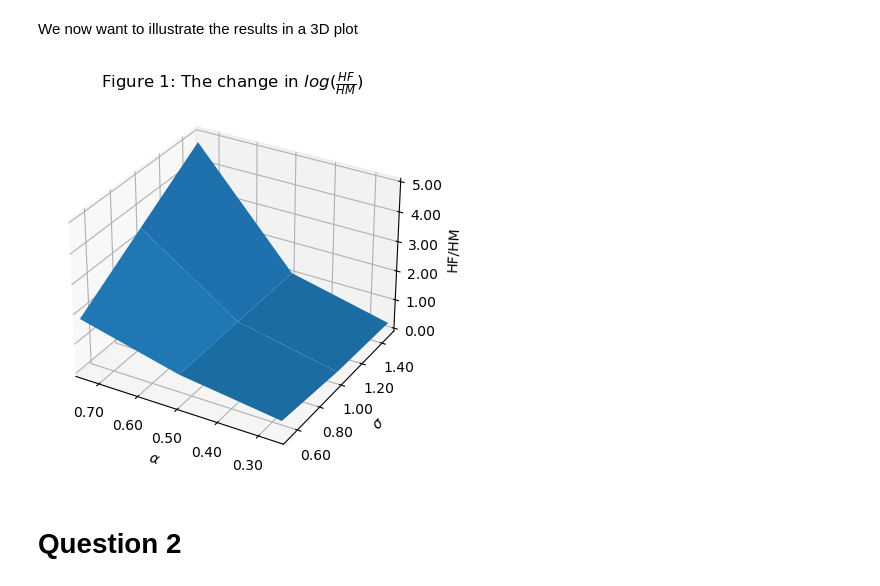
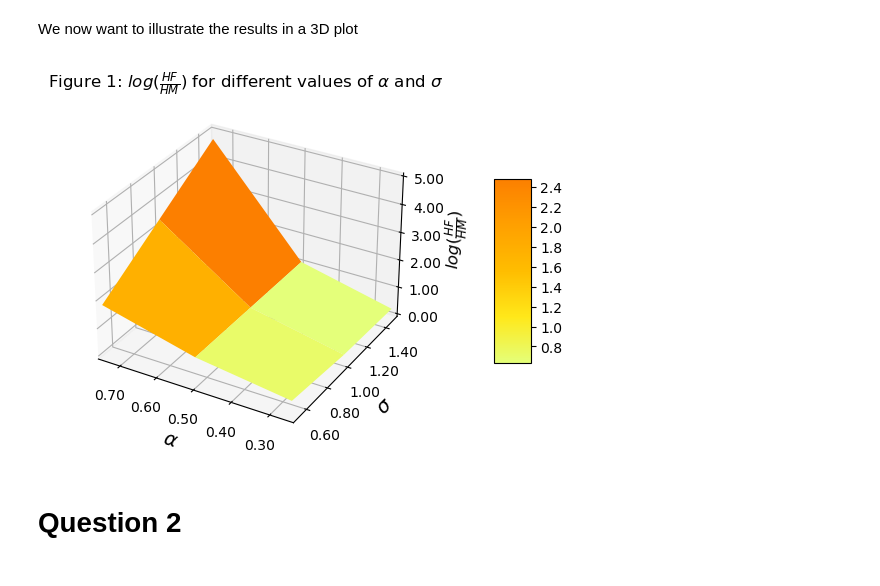
Before and after one commit to NumEconCopenhagen/projects-2023-ida-simone-elin, a Jupyter notebook: inauguralproject/inauguralproject.ipynb, the cells around one changed output. Drawn from its saved outputs; the diff is of its cells as text; code cells hidden in the pictures.

Commit message:
lækker figur

```diff
--- a/inauguralproject/inauguralproject.ipynb
+++ b/inauguralproject/inauguralproject.ipynb
@@ -96,35 +96,37 @@ We now want to illustrate the results in a 3D plot
 # %%
 # We create a 2D grid of alpha and sigma
 alpha_grid, sigma_grid = np.meshgrid(alpha_vec,sigma_vec)
 
 # We want to create a matrix of HF/HM and loop through the grids of alpha and sigma.
 log_rel_hours= np.zeros([3,3])
 for i in range(alpha_grid.shape[0]):
     for j in range(sigma_grid.shape[0]):
         model.par.alpha = alpha_grid[i,j]
         model.par.sigma = sigma_grid[i,j]
         disc = model.solve_discrete()
         log_rel_hours[i,j] = disc.HF/disc.HM
 
 # We create a 3D figure
 fig = plt.figure()
 ax = fig.add_subplot(1,1,1,projection='3d')
-ax.plot_surface(alpha_grid,sigma_grid,log_rel_hours)
+fig1 = ax.plot_surface(alpha_grid,sigma_grid,log_rel_hours,cmap='Wistia')
 ax.set(xlim=(0.25, 0.75), ylim=(0.5,1.5), zlim=(0,5))
-ax.set_title("Figure 1: The change in " r"$log(\frac{HF}{HM})$")
+ax.set_title("Figure 1: " r"$log(\frac{HF}{HM})$" " for different values of " r"$\alpha$" " and " r"$\sigma$" )
 ax.invert_xaxis()
+cbar=fig.colorbar(fig1, shrink=0.5, aspect=5 ,pad = 0.15)
+cbar.ax.locator_params(nbins=10)
 
 #We add labels
-ax.set_xlabel(r"$\alpha$")
-ax.set_ylabel(r"$\sigma$")
-ax.set_zlabel("HF/HM")
+ax.set_xlabel(r"$\alpha$", fontsize=14)
+ax.set_ylabel(r"$\sigma$", fontsize=14)
+ax.set_zlabel(r"$log(\frac{HF}{HM})$", fontsize=12)
 
 #We change the decimals on the axis
 ax.xaxis.set_major_formatter(ticker.StrMethodFormatter("{x:.2f}"))
 ax.yaxis.set_major_formatter(ticker.StrMethodFormatter("{x:.2f}"))
 ax.zaxis.set_major_formatter(ticker.StrMethodFormatter("{x:.2f}"))
 # %% [output]
-[figure, old version]
+[figure, new version]
 # %% [markdown]
 # Question 2
 # %% [markdown]
```
